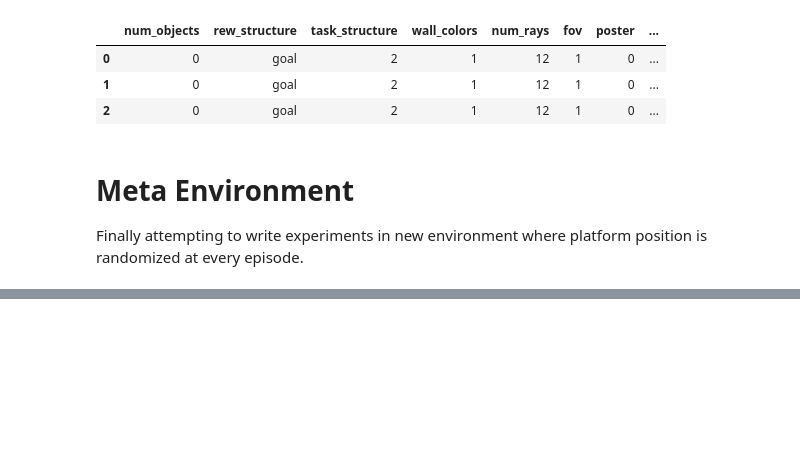
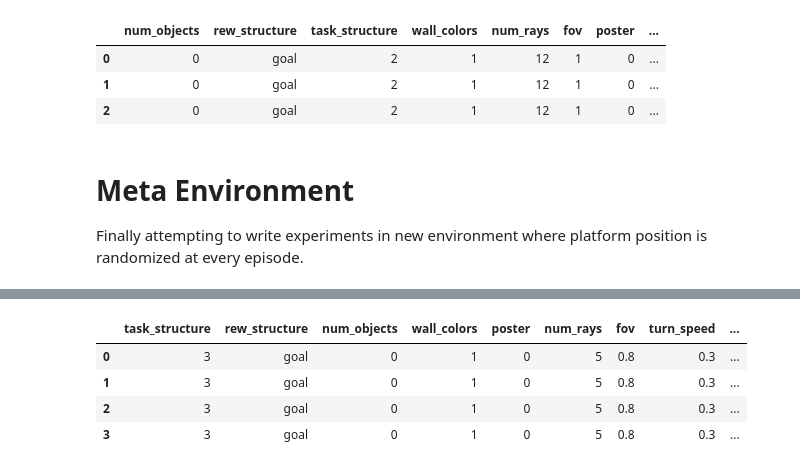
Before and after one commit to liuandrew/training-rl-algo, a Jupyter notebook: write_and_test/write_experiments.ipynb, the cells around one changed output, grey strips where cells are left out. Drawn from its saved outputs; the diff is of its cells as text; code cells hidden in the pictures; blank space fills up the shorter version.

```diff
--- a/write_and_test/write_experiments.ipynb
+++ b/write_and_test/write_experiments.ipynb
@@ -2390,0 +2393,68 @@ pd.DataFrame(rows)
+# %%
+#With auxiliary task North wall
+rows = []
+num_trials = 2
+aconds = ['auxwall1', 'auxwall12']
+a_task_configs = [[2], [2, 2]]
+a_task_args = [[1], [1, 2]]
+a_task_heads = [
+    [[-1, 0, 1]],
+    [[-1, 0, 1], [-1, 0, 1]]
+]
+
+for i in range(len(aconds)):
+    acond = aconds[i]
+    auxiliary_tasks = a_task_configs[i]
+    auxiliary_task_args = a_task_args[i]
+    auxiliary_heads = a_task_heads[i]
+    for i in range(num_trials):
+        exp_name = f'meta_peast_{acond}_t{i}'
+
+        env_kwargs = {
+            'task_structure': 3,
+            'rew_structure': 'goal',
+            'num_objects': 0,
+            'wall_colors': 1,
+            'poster': 0,
+            'num_rays': 5,
+            'fov': 0.8,
+            'turn_speed': 0.3,
+            'move_speed': 15,
+            'character_reset_pos': 1,
+            'max_steps': 1000,
+            'auxiliary_tasks': auxiliary_tasks,
+            'auxiliary_task_args': auxiliary_task_args
+        }
+        row = env_kwargs.copy()
+        row['name'] = exp_name
+        row['layer_width'] = network_width
+
+        rows.append(row)
+        config = {
+            'wandb_project_name': 'Nav_Shared_Layers',
+            'exp_name': exp_name,
+            'save_name': exp_name,
+            'num_env_steps': 2000000,
+            # 'num_env_steps': 5000,
+            'env_name': 'NavEnv-v0',
+            'algo': 'ppo',
+            'num_mini_batch': 16,
+            'num_processes': 96,
+            'recurrent': True,
+            'seed': i,
+            'no_cuda': True,
+            'env_kwargs': env_kwargs,
+            'nn_base': 'FlexBase',
+            'nn_base_kwargs': {'num_shared_layers': 0,
+                               'auxiliary_heads': auxiliary_heads}
+        }
+
+        pickle.dump(config, open('../experiment_configs/' + exp_name, 'wb'))
+
+pd.DataFrame(rows)
+# %% [output]
+|  | task_structure | rew_structure | num_objects | wall_colors | poster | num_rays | fov | turn_speed | ... |
+| 0 | 3 | goal | 0 | 1 | 0 | 5 | 0.8 | 0.3 | ... |
+| 1 | 3 | goal | 0 | 1 | 0 | 5 | 0.8 | 0.3 | ... |
+| 2 | 3 | goal | 0 | 1 | 0 | 5 | 0.8 | 0.3 | ... |
+| 3 | 3 | goal | 0 | 1 | 0 | 5 | 0.8 | 0.3 | ... |
```
Also changed, not shown: parts of 8 cells of this notebook, 4 other files.
